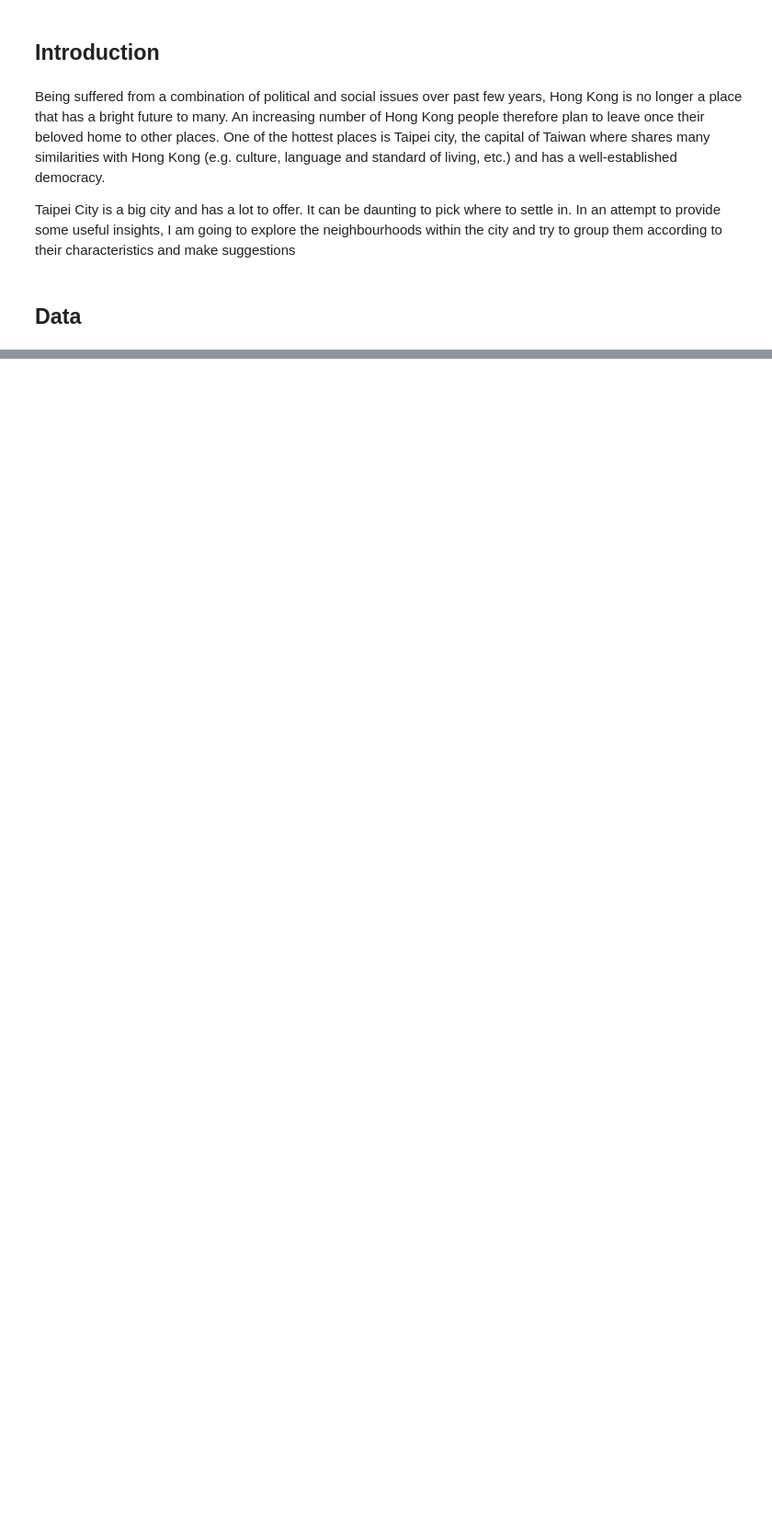
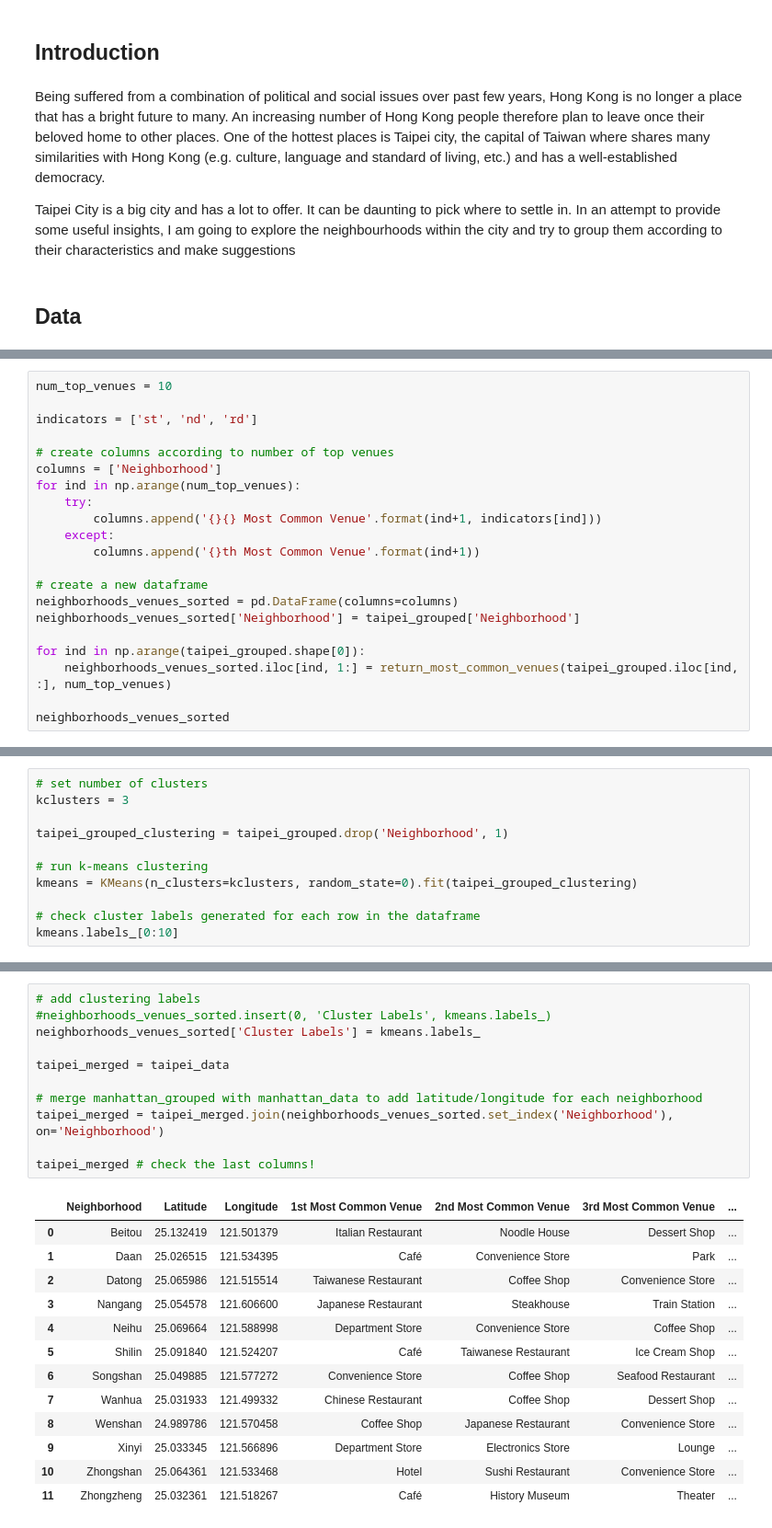
Before and after one commit to lawrence2308/Coursera_Capstone, a Jupyter notebook: Capstone Project - The Battle of Neighborhoods.ipynb, the cells around one changed output, grey strips where cells are left out. Shown: that part at 92% size. Drawn from its saved outputs; the diff is of its cells as text; blank space fills up the shorter version.

```diff
--- a/Capstone Project - The Battle of Neighborhoods.ipynb
+++ b/Capstone Project - The Battle of Neighborhoods.ipynb
@@ -15,0 +275,21 @@ Taipei City is a big city and has a lot to offer. It can be daunting to pick whe
+# %%
+num_top_venues = 10
+
+indicators = ['st', 'nd', 'rd']
+
+# create columns according to number of top venues
+columns = ['Neighborhood']
+for ind in np.arange(num_top_venues):
+    try:
+        columns.append('{}{} Most Common Venue'.format(ind+1, indicators[ind]))
+    except:
+        columns.append('{}th Most Common Venue'.format(ind+1))
+
+# create a new dataframe
+neighborhoods_venues_sorted = pd.DataFrame(columns=columns)
+neighborhoods_venues_sorted['Neighborhood'] = taipei_grouped['Neighborhood']
+
+for ind in np.arange(taipei_grouped.shape[0]):
+    neighborhoods_venues_sorted.iloc[ind, 1:] = return_most_common_venues(taipei_grouped.iloc[ind, :], num_top_venues)
+
+neighborhoods_venues_sorted
@@ -15,0 +312,11 @@ Taipei City is a big city and has a lot to offer. It can be daunting to pick whe
+# %%
+# set number of clusters
+kclusters = 3
+
+taipei_grouped_clustering = taipei_grouped.drop('Neighborhood', 1)
+
+# run k-means clustering
+kmeans = KMeans(n_clusters=kclusters, random_state=0).fit(taipei_grouped_clustering)
+
+# check cluster labels generated for each row in the dataframe
+kmeans.labels_[0:10]
@@ -15,0 +325,25 @@ Taipei City is a big city and has a lot to offer. It can be daunting to pick whe
+# %%
+# add clustering labels
+#neighborhoods_venues_sorted.insert(0, 'Cluster Labels', kmeans.labels_)
+neighborhoods_venues_sorted['Cluster Labels'] = kmeans.labels_
+
+taipei_merged = taipei_data
+
+# merge manhattan_grouped with manhattan_data to add latitude/longitude for each neighborhood
+taipei_merged = taipei_merged.join(neighborhoods_venues_sorted.set_index('Neighborhood'), on='Neighborhood')
+
+taipei_merged # check the last columns!
+# %% [output]
+|  | Neighborhood | Latitude | Longitude | 1st Most Common Venue | 2nd Most Common Venue | 3rd Most Common Venue | ... |
+| 0 | Beitou | 25.132419 | 121.501379 | Italian Restaurant | Noodle House | Dessert Shop | ... |
+| 1 | Daan | 25.026515 | 121.534395 | Café | Convenience Store | Park | ... |
+| 2 | Datong | 25.065986 | 121.515514 | Taiwanese Restaurant | Coffee Shop | Convenience Store | ... |
+| 3 | Nangang | 25.054578 | 121.606600 | Japanese Restaurant | Steakhouse | Train Station | ... |
+| 4 | Neihu | 25.069664 | 121.588998 | Department Store | Convenience Store | Coffee Shop | ... |
+| 5 | Shilin | 25.091840 | 121.524207 | Café | Taiwanese Restaurant | Ice Cream Shop | ... |
+| 6 | Songshan | 25.049885 | 121.577272 | Convenience Store | Coffee Shop | Seafood Restaurant | ... |
+| 7 | Wanhua | 25.031933 | 121.499332 | Chinese Restaurant | Coffee Shop | Dessert Shop | ... |
+| 8 | Wenshan | 24.989786 | 121.570458 | Coffee Shop | Japanese Restaurant | Convenience Store | ... |
+| 9 | Xinyi | 25.033345 | 121.566896 | Department Store | Electronics Store | Lounge | ... |
+| 10 | Zhongshan | 25.064361 | 121.533468 | Hotel | Sushi Restaurant | Convenience Store | ... |
+| 11 | Zhongzheng | 25.032361 | 121.518267 | Café | History Museum | Theater | ... |
```
Also changed, not shown: parts of 38 cells of this notebook.
